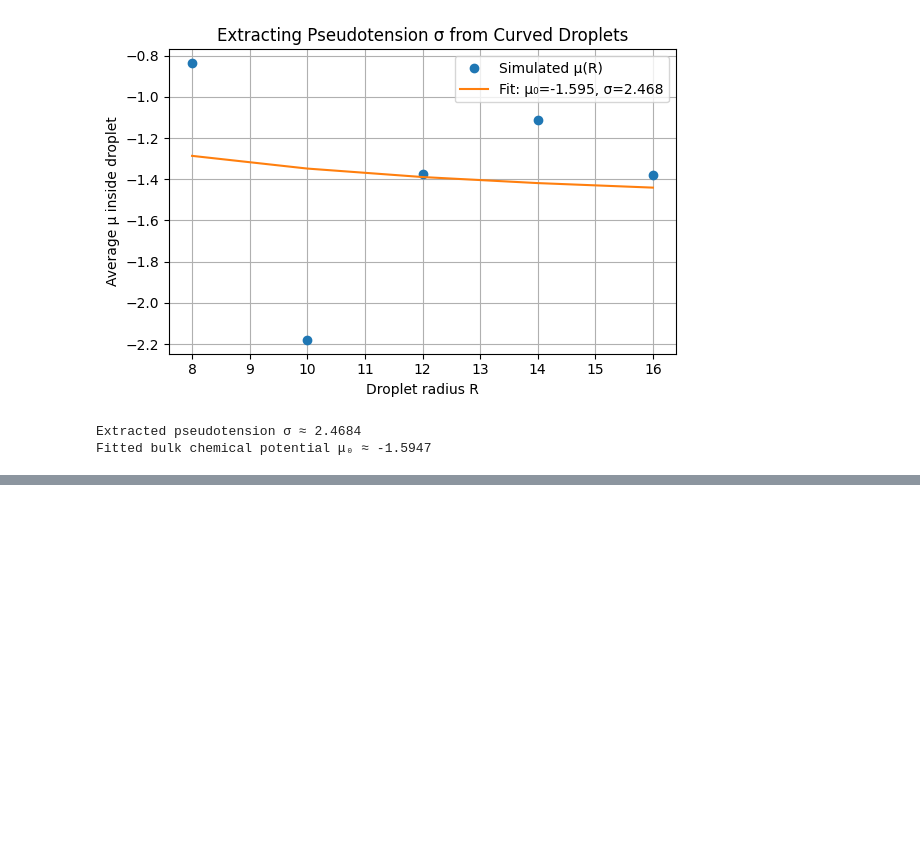
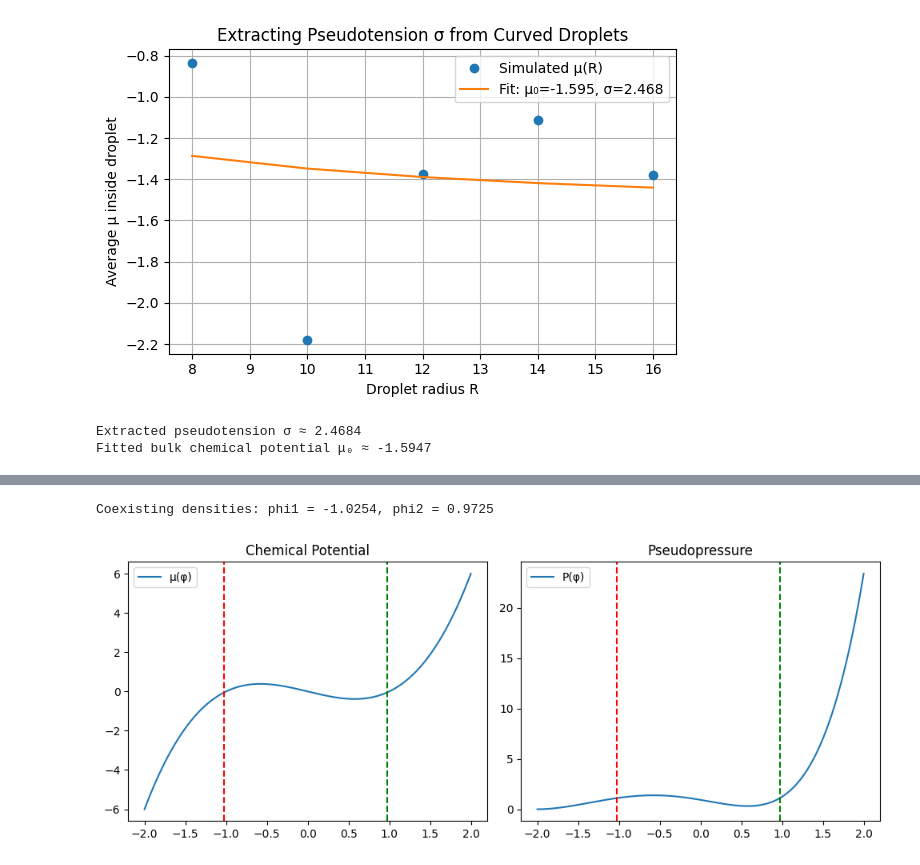
Before and after one commit to EnnoI/ComputationalMathematicsSeminarSoSe25, a Jupyter notebook: two_Droplet_new/two_droplet_worker.ipynb, the cells around one changed output, grey strips where cells are left out. Cells and saved outputs as stored; diff of their text form; code cells hidden in the pictures; blank space fills up the shorter version.

```diff
--- a/two_Droplet_new/two_droplet_worker.ipynb
+++ b/two_Droplet_new/two_droplet_worker.ipynb
@@ -407,0 +563,70 @@ Fitted bulk chemical potential μ₀ ≈ -1.5947
+# %%
+import numpy as np
+from scipy.integrate import cumulative_trapezoid
+from scipy.optimize import fsolve
+import matplotlib.pyplot as plt
+
+# Model parameters
+A = -1
+B = 1
+K = 1
+zeta = 1.0    # Try a value like 1.0 or 2.0
+lmbda = 0.3   # Lambda spelled out
+
+alpha = (zeta - 2 * lmbda) / K
+
+# Define phi grid
+phi = np.linspace(-2, 2, 1000)
+
+# Step 1: Pseudodensity psi(phi)
+dpsi_dphi = np.exp(alpha * phi)
+psi = cumulative_trapezoid(dpsi_dphi, phi, initial=0)
+
+# Step 2: Pseudopotential g(phi)
+f_prime = A * phi + B * phi**3
+dg_dphi = f_prime * dpsi_dphi
+g = cumulative_trapezoid(dg_dphi, phi, initial=0)
+
+# Interpolators for numerical functions
+from scipy.interpolate import interp1d
+mu_interp = interp1d(phi, f_prime, kind='cubic')
+psi_interp = interp1d(phi, psi, kind='cubic')
+g_interp = interp1d(phi, g, kind='cubic')
+P_interp = lambda x: psi_interp(x) * mu_interp(x) - g_interp(x)
+
+# Step 3: Solve for phi1 and phi2
+def coexistence_system(vars):
+    phi1, phi2 = vars
+    return [
+        mu_interp(phi1) - mu_interp(phi2),
+        P_interp(phi1) - P_interp(phi2)
+    ]
+
+phi_guess = [-1.0, 1.0]
+phi1, phi2 = fsolve(coexistence_system, phi_guess)
+
+print(f"Coexisting densities: phi1 = {phi1:.4f}, phi2 = {phi2:.4f}")
+
+# Optional: Plot chemical potential and pseudopressure
+plt.figure(figsize=(10, 4))
+
+plt.subplot(1, 2, 1)
+plt.plot(phi, f_prime, label='μ(φ)')
+plt.axvline(phi1, color='red', linestyle='--')
+plt.axvline(phi2, color='green', linestyle='--')
+plt.title('Chemical Potential')
+plt.legend()
+
+plt.subplot(1, 2, 2)
+P_vals = P_interp(phi)
+plt.plot(phi, P_vals, label='P(φ)')
+plt.axvline(phi1, color='red', linestyle='--')
+plt.axvline(phi2, color='green', linestyle='--')
+plt.title('Pseudopressure')
+plt.legend()
+
+plt.tight_layout()
+plt.show()
+# %% [output]
+Coexisting densities: phi1 = -1.0254, phi2 = 0.9725
+[figure, added]
```
Also changed, not shown: parts of 2 cells of this notebook, 3 other files.
